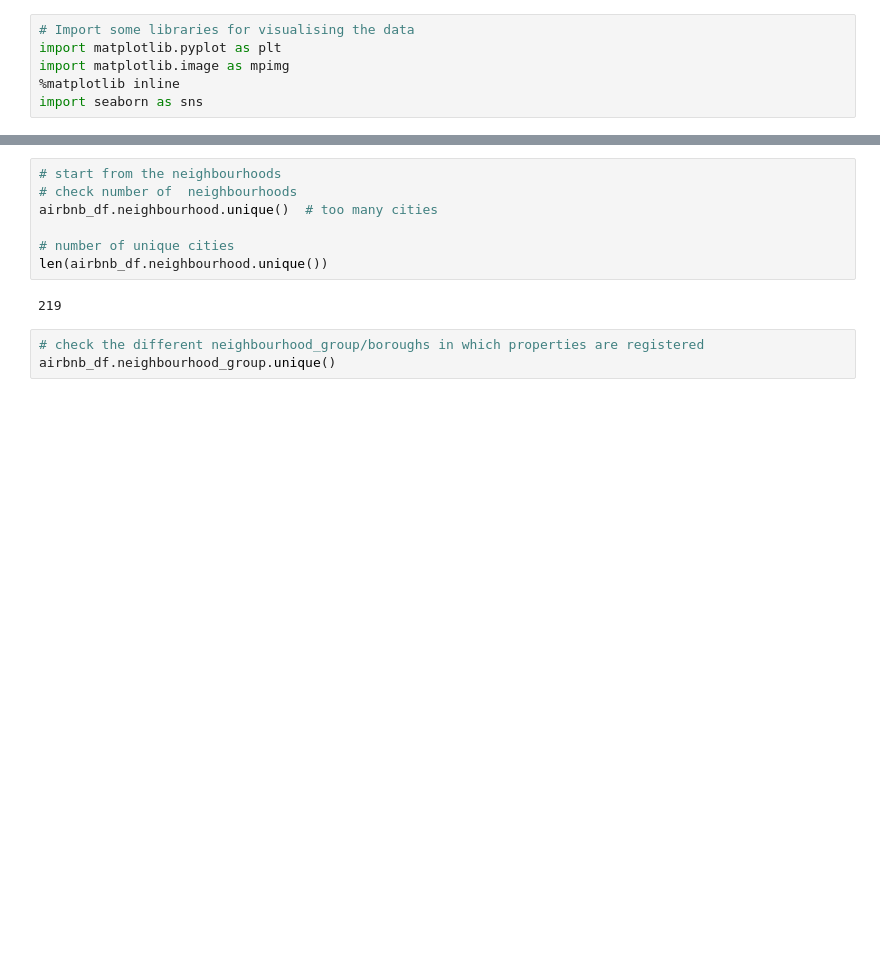
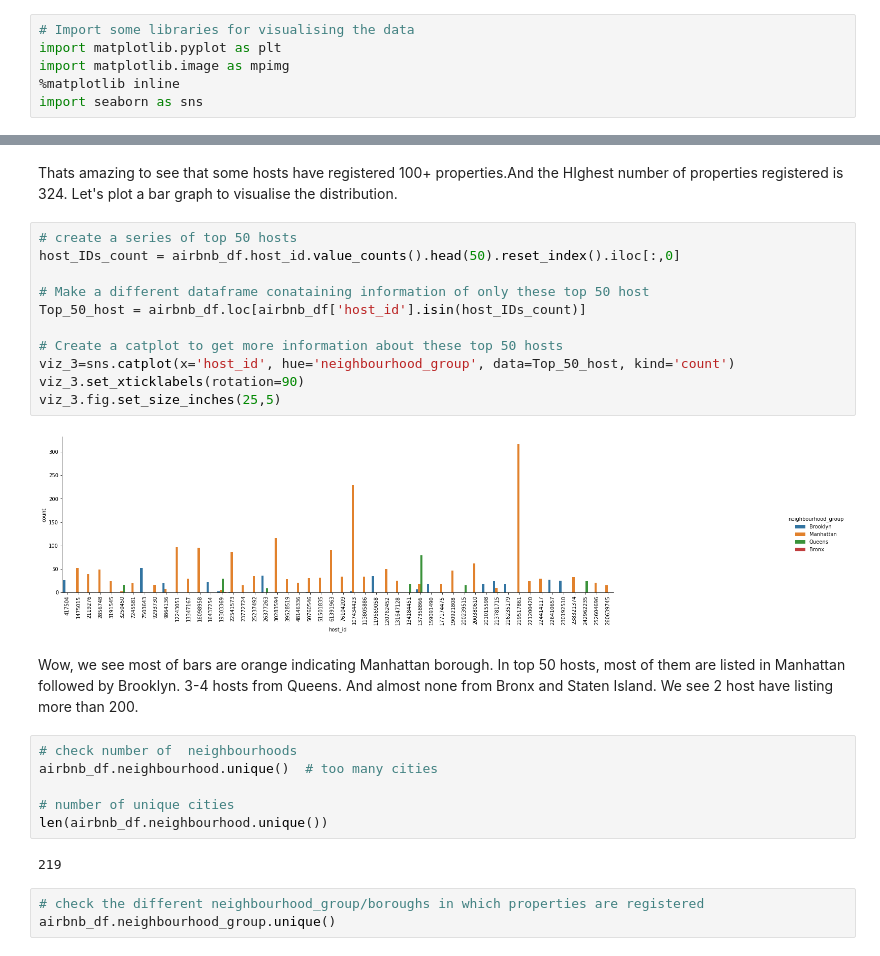
Before and after one commit to dilipiitdhn/Capstone-Project-on-Exploratory-Data-Analysis, a Jupyter notebook: Copy_of_Airbnb_Bookings_Analysis_Capstone_Project.ipynb, the cells around one changed output, grey strips where cells are left out. Drawn from its saved outputs; the diff is of its cells as text; blank space fills up the shorter version.

```diff
--- a/Copy_of_Airbnb_Bookings_Analysis_Capstone_Project.ipynb
+++ b/Copy_of_Airbnb_Bookings_Analysis_Capstone_Project.ipynb
@@ -174,5 +200,21 @@ import seaborn as sns
+# %% [markdown]
+Thats amazing to see that some hosts have registered 100+ properties.And the HIghest number of properties registered is 324. Let's plot a bar graph to visualise the distribution.
+# %%
+# create a series of top 50 hosts
+host_IDs_count = airbnb_df.host_id.value_counts().head(50).reset_index().iloc[:,0]
+
+# Make a different dataframe conataining information of only these top 50 host
+Top_50_host = airbnb_df.loc[airbnb_df['host_id'].isin(host_IDs_count)]
+
+# Create a catplot to get more information about these top 50 hosts
+viz_3=sns.catplot(x='host_id', hue='neighbourhood_group', data=Top_50_host, kind='count')
+viz_3.set_xticklabels(rotation=90)
+viz_3.fig.set_size_inches(25,5)
+# %% [output]
+[figure, added]
+# %% [markdown]
+Wow, we see most of bars are orange indicating Manhattan borough. In top 50 hosts, most of them are listed in Manhattan followed by Brooklyn. 3-4 hosts from  Queens. And almost none from Bronx and Staten Island. We see 2 host have listing more than 200.
 # %%
-# start from the neighbourhoods
 # check number of  neighbourhoods
 airbnb_df.neighbourhood.unique()  # too many cities
 
```
Also changed, not shown: parts of 27 cells of this notebook.
